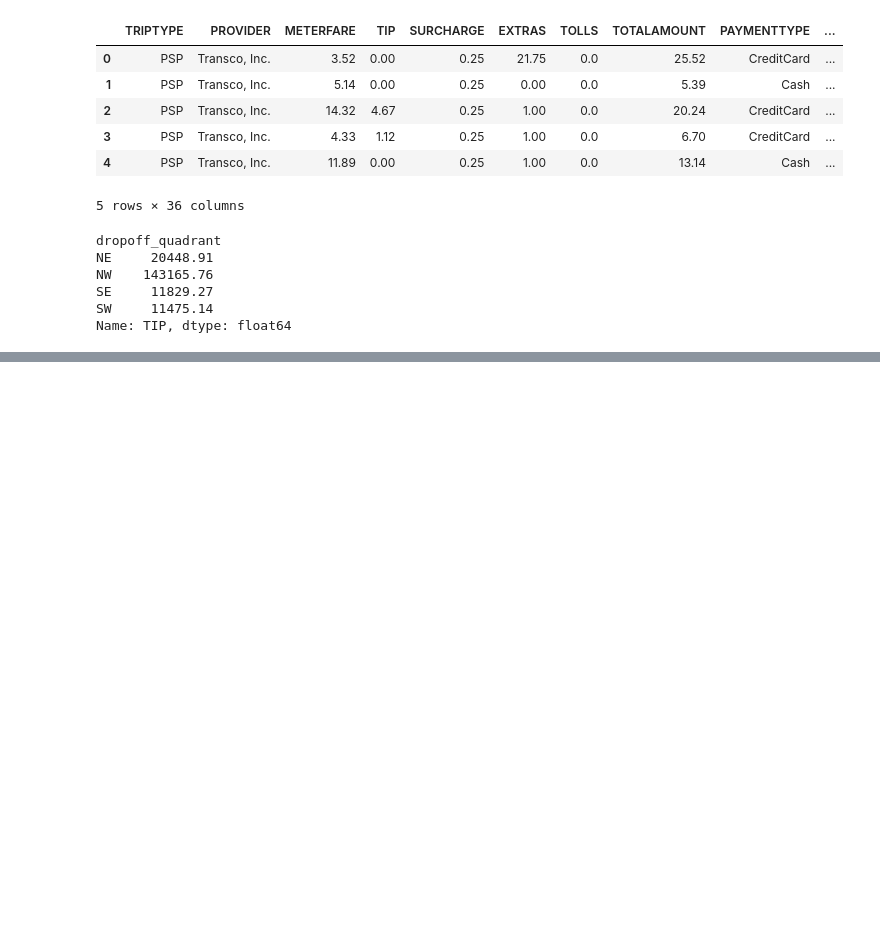
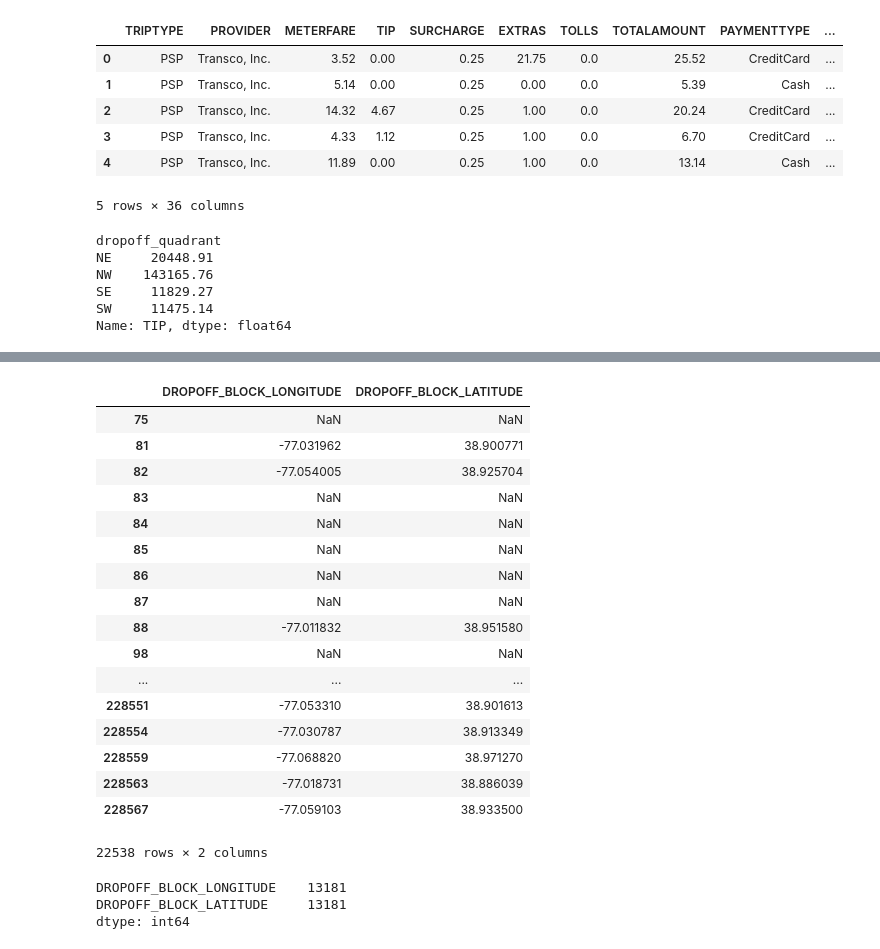
Before and after one commit to keita-dc/FlatironProject4, a Jupyter notebook: DC_taxi_trips.ipynb, the cells around one changed output, grey strips where cells are left out. Saved outputs shown, nothing was run; the diff lists cells and outputs as text; code cells hidden in the pictures; blank space fills up the shorter version.

```diff
--- a/DC_taxi_trips.ipynb
+++ b/DC_taxi_trips.ipynb
@@ -135,0 +219,30 @@ model.summary()
+# %%
+dc_taxi_airport = dc_taxi[dc_taxi['AIRPORT'] == True]
+# %%
+dc_taxi_airport = dc_taxi_airport[['DROPOFF_BLOCK_LONGITUDE','DROPOFF_BLOCK_LATITUDE']]
+dc_taxi_airport
+# %% [output]
+|  | DROPOFF_BLOCK_LONGITUDE | DROPOFF_BLOCK_LATITUDE |
+| 75 | NaN | NaN |
+| 81 | -77.031962 | 38.900771 |
+| 82 | -77.054005 | 38.925704 |
+| 83 | NaN | NaN |
+| 84 | NaN | NaN |
+| 85 | NaN | NaN |
+| 86 | NaN | NaN |
+| 87 | NaN | NaN |
+| 88 | -77.011832 | 38.951580 |
+| 98 | NaN | NaN |
+| ... | ... | ... |
+| 228551 | -77.053310 | 38.901613 |
+| 228554 | -77.030787 | 38.913349 |
+| 228559 | -77.068820 | 38.971270 |
+| 228563 | -77.018731 | 38.886039 |
+| 228567 | -77.059103 | 38.933500 |
+22538 rows × 2 columns
+# %%
+dc_taxi_airport.isna().sum()
+# %% [output]
+DROPOFF_BLOCK_LONGITUDE    13181
+DROPOFF_BLOCK_LATITUDE     13181
+dtype: int64
```
Also changed, not shown: parts of 11 cells of this notebook.
